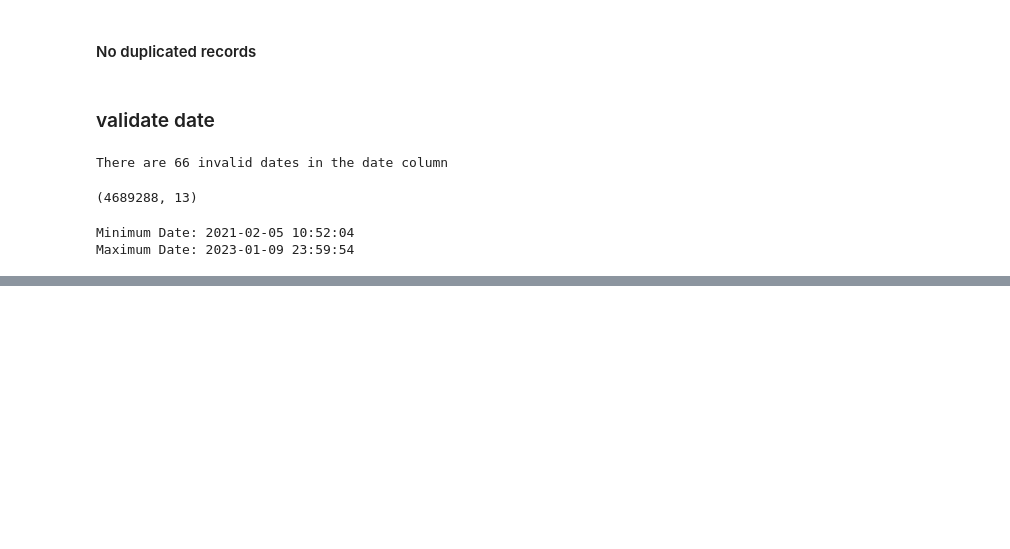
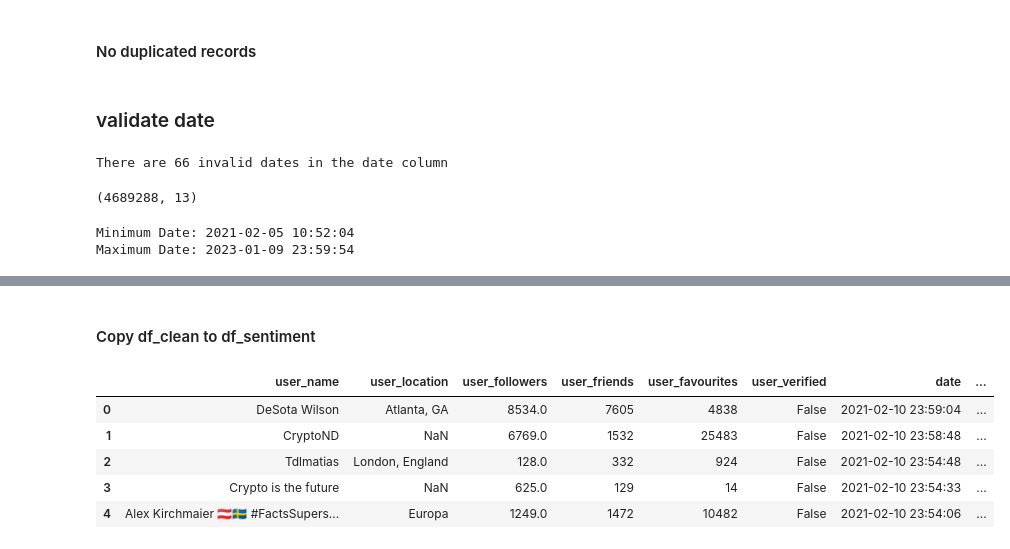
Before and after one commit to TomazJunior/tus-ia-team-project, a Jupyter notebook: sentiment-analysis-twitter-data/sentiment-analysis-twitter.ipynb, the cells around one changed output, grey strips where cells are left out. Cells and saved outputs as stored; diff of their text form; code cells hidden in the pictures; blank space fills up the shorter version.

Commit message:
introduce TextBlob

```diff
--- a/sentiment-analysis-twitter-data/sentiment-analysis-twitter.ipynb
+++ b/sentiment-analysis-twitter-data/sentiment-analysis-twitter.ipynb
@@ -121,0 +181,3 @@ Maximum Date: 2023-01-09 23:59:54
+# %%
+stop_words = set(stopwords.words('english'))
+df_clean['text'] = df_clean.apply(lambda row: (" ".join([word for word in row['text'] if word not in stop_words])),axis=1)
@@ -121,0 +192,2 @@ Maximum Date: 2023-01-09 23:59:54
+# %%
+df_clean[['polarity', 'subjectivity']] = df_clean['text'].apply(lambda Text: pd.Series(TextBlob(Text).sentiment))
@@ -121,0 +203,16 @@ Maximum Date: 2023-01-09 23:59:54
+# %% [markdown]
+#### Copy df_clean to df_sentiment
+# %%
+df_sentiment = df_clean.copy()
+# %%
+df_sentiment['Sentiment'] = df_sentiment["polarity"].apply(lambda x: "Positive" if x > 0 else( "Negative" if x < 0  else "Nuetral"))
+# %%
+df_sentiment.drop(['user_description','user_created','source','polarity','subjectivity'],axis=1,inplace=True)
+df_sentiment.head()
+# %% [output]
+|  | user_name | user_location | user_followers | user_friends | user_favourites | user_verified | date | ... |
+| 0 | DeSota Wilson | Atlanta, GA | 8534.0 | 7605 | 4838 | False | 2021-02-10 23:59:04 | ... |
+| 1 | CryptoND | NaN | 6769.0 | 1532 | 25483 | False | 2021-02-10 23:58:48 | ... |
+| 2 | Tdlmatias | London, England | 128.0 | 332 | 924 | False | 2021-02-10 23:54:48 | ... |
+| 3 | Crypto is the future | NaN | 625.0 | 129 | 14 | False | 2021-02-10 23:54:33 | ... |
+| 4 | Alex Kirchmaier 🇦🇹🇸🇪 #FactsSupers... | Europa | 1249.0 | 1472 | 10482 | False | 2021-02-10 23:54:06 | ... |
```
Also changed, not shown: parts of 28 cells of this notebook.
